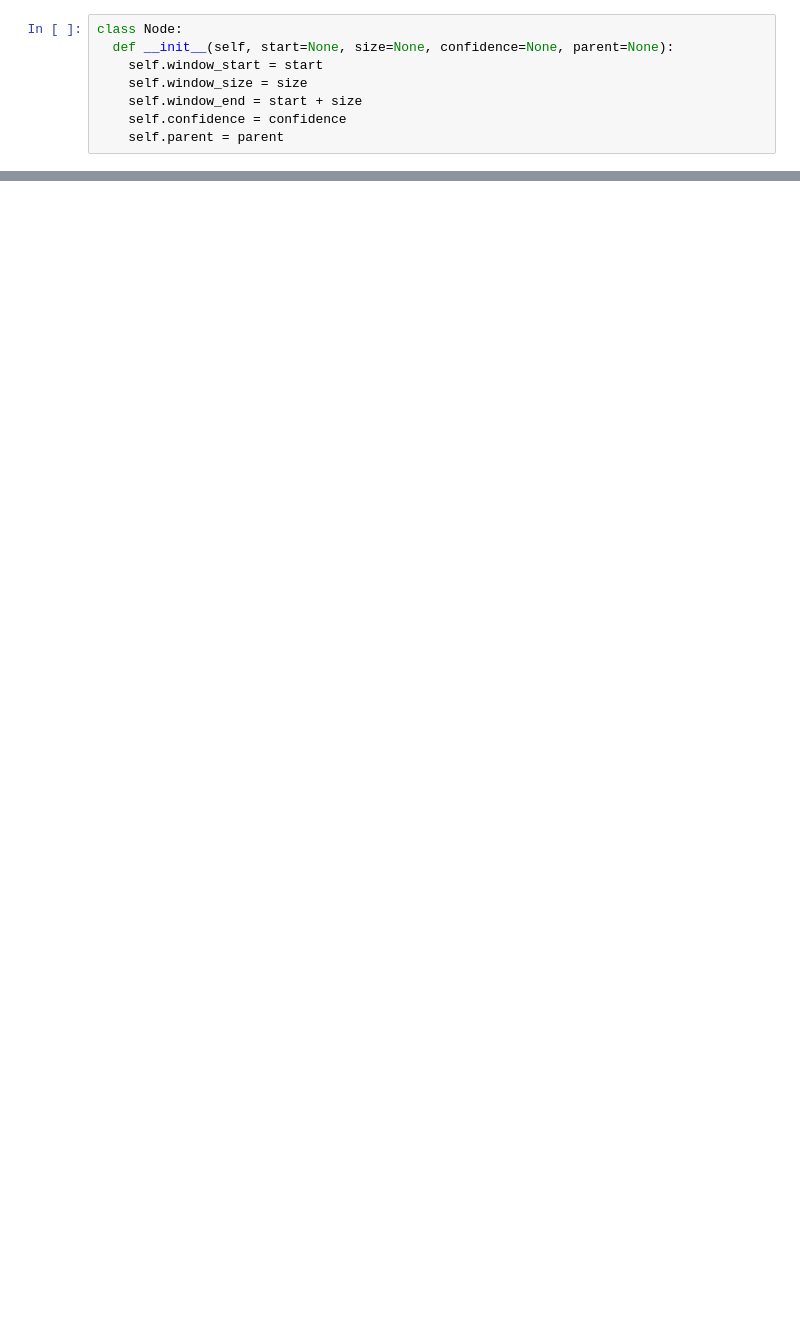
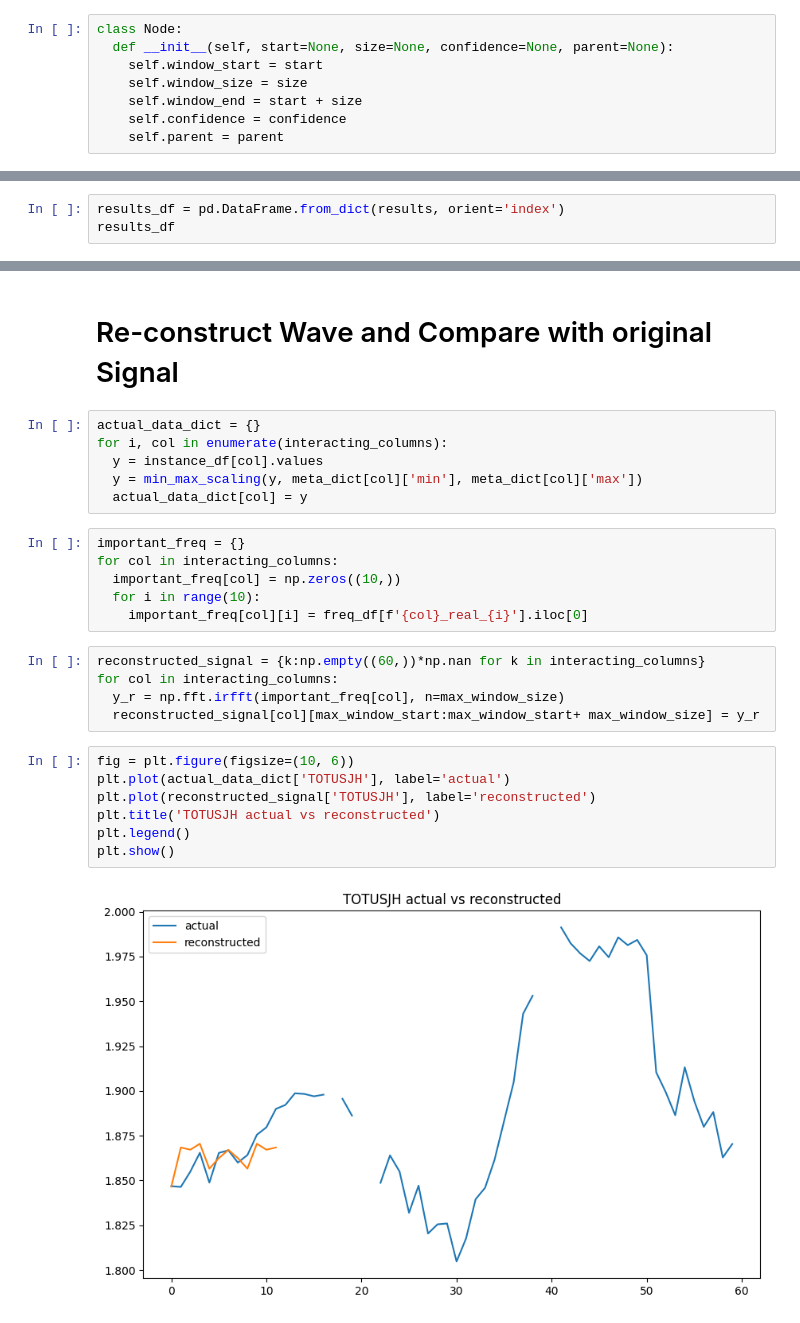
Before and after one commit to vignesh-0510/SolarFlareExplainableWindowDetection, a Jupyter notebook: phase_3_localization.ipynb, the cells around one changed output, grey strips where cells are left out. Saved outputs shown, nothing was run; the diff lists cells and outputs as text; blank space fills up the shorter version.

```diff
--- a/phase_3_localization.ipynb
+++ b/phase_3_localization.ipynb
@@ -224,0 +385,3 @@ Localized window start: 10, end: 60, confidence: 0.7961788188666321
+# %%
+results_df = pd.DataFrame.from_dict(results, orient='index')
+results_df
@@ -224,0 +507,28 @@ Localized window start: 10, end: 60, confidence: 0.7961788188666321
+# %% [markdown]
+# Re-construct Wave and Compare with original Signal
+# %%
+actual_data_dict = {}
+for i, col in enumerate(interacting_columns):
+  y = instance_df[col].values
+  y = min_max_scaling(y, meta_dict[col]['min'], meta_dict[col]['max'])
+  actual_data_dict[col] = y
+# %%
+important_freq = {}
+for col in interacting_columns:
+  important_freq[col] = np.zeros((10,))
+  for i in range(10):
+    important_freq[col][i] = freq_df[f'{col}_real_{i}'].iloc[0]
+# %%
+reconstructed_signal = {k:np.empty((60,))*np.nan for k in interacting_columns}
+for col in interacting_columns:
+  y_r = np.fft.irfft(important_freq[col], n=max_window_size)
+  reconstructed_signal[col][max_window_start:max_window_start+ max_window_size] = y_r
+# %%
+fig = plt.figure(figsize=(10, 6))
+plt.plot(actual_data_dict['TOTUSJH'], label='actual')
+plt.plot(reconstructed_signal['TOTUSJH'], label='reconstructed')
+plt.title('TOTUSJH actual vs reconstructed')
+plt.legend()
+plt.show()
+# %% [output]
+[figure, added]
```
Also changed, not shown: parts of 49 cells of this notebook.
